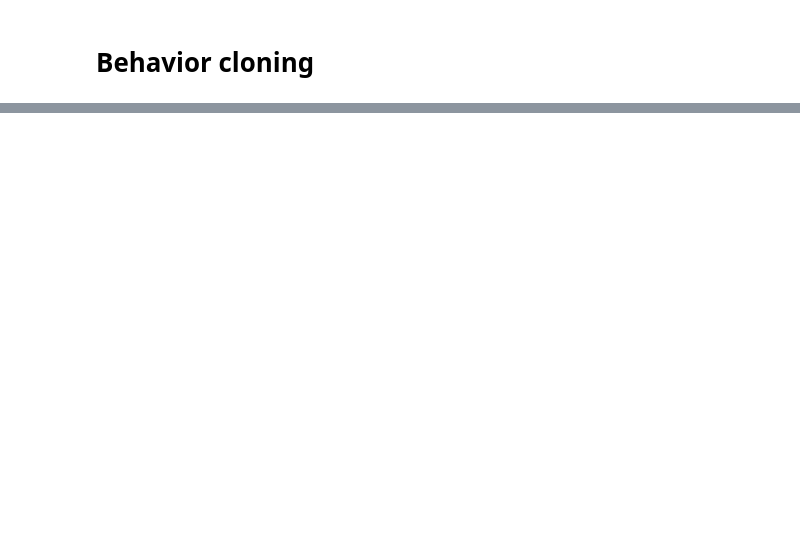
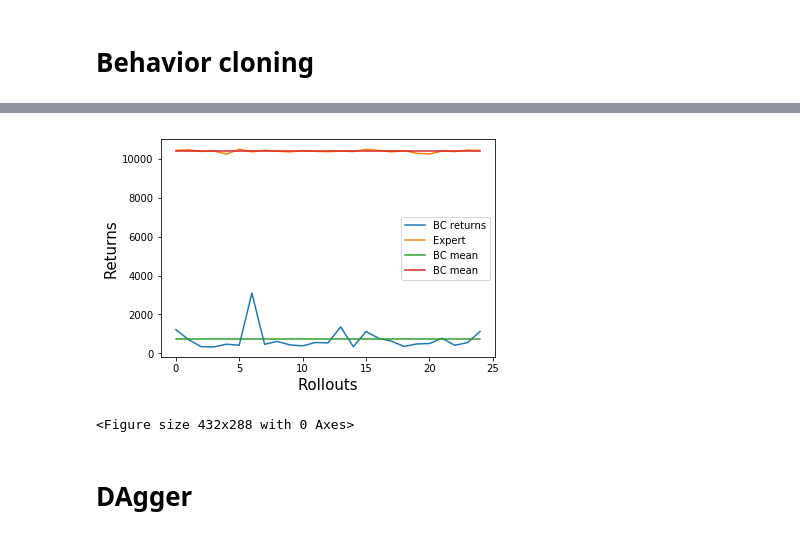
Before and after one commit to seungwon1/cs294_hw, a Jupyter notebook: hw1/hw1.ipynb, the cells around one changed output, grey strips where cells are left out. Drawn from its saved outputs; the diff is of its cells as text; code cells hidden in the pictures; blank space fills up the shorter version.

Commit message:
bc, dagger

```diff
--- a/hw1/hw1.ipynb
+++ b/hw1/hw1.ipynb
@@ -93,0 +332,21 @@ def optimizer(loss, lr = 1e-4):
+# %%
+# split data, create env
+data = 'Humanoid-v2'
+game = 'Humanoid-v2'
+x_train, y_train, x_val, y_val, x_test, y_test, num_action, num_state = load_split_data(data, game)
+
+# training deep neural nets
+seed = 1
+set_seed(seed)
+sess = get_session()
+it_num = int(1e+5)
+batch_size = 100
+batch_size2 = int(batch_size/3)
+epoch = 50
+sess, state, action, out = train_nn(seed, num_state, sess, num_action, it_num, batch_size, batch_size2, epoch, x_train, y_train, x_val, y_val, x_test, y_test)
+
+# evaluate policy of trained agent
+env = gym.make(game)
+num_rollouts = 25
+returns = []
+returns = eval_policy(game, num_rollouts, sess, state, out, env)
@@ -93,0 +449,17 @@ def optimizer(loss, lr = 1e-4):
+# %%
+# plot returns of BC and experts
+plt.plot(returns, label = 'BC returns')
+plt.xlabel('Rollouts', size=15)
+plt.ylabel('Returns',size =15)
+expert = [10438.186857983954, 10471.131848812303, 10389.244896091363, 10408.525369725054, 10249.73483750236, 10500.494293676069, 10365.63592228353, 10449.819812393624, 10399.94066843901, 10362.921788183248, 10427.754227585881, 10389.807021159531, 10375.111270627773, 10405.069458543141, 10381.935291587313, 10489.363191346045, 10440.62519389299, 10365.833474975829, 10430.640306509, 10295.54458154796, 10255.717391407743, 10405.162307972787, 10382.36730720193, 10454.536386206888, 10436.20845939734]
+plt.plot(expert,label = 'Expert')
+plt.plot(np.mean(returns)*np.ones((25,)), label = 'BC mean')
+plt.plot(np.mean(expert)*np.ones((25,)), label = 'BC mean')
+plt.legend()
+plt.figure()
+plt.show()
+# %% [output]
+[figure, added]
+<Figure size 432x288 with 0 Axes>
+# %% [markdown]
+# DAgger
```
Also changed, not shown: parts of 24 cells of this notebook.
